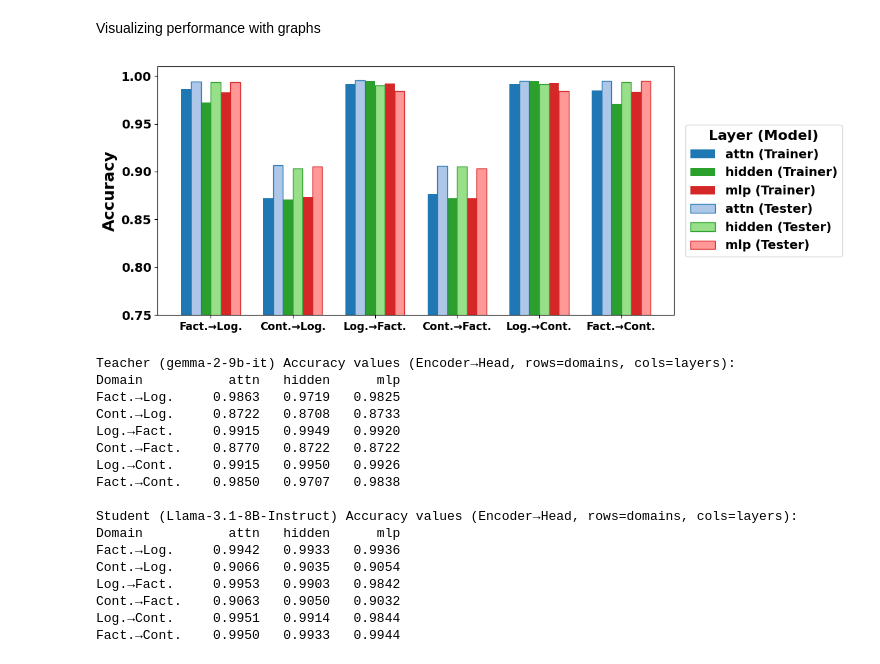
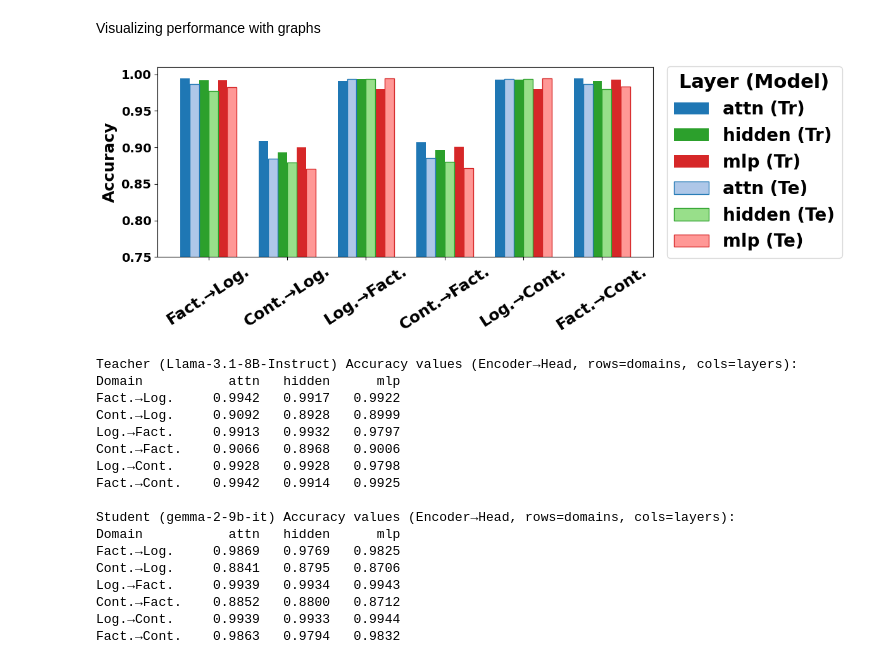
Before and after one commit to Fonty02/HallucinationDetection, a Jupyter notebook: notebooks/nonLinearApproach/approach3OneForAll/crossval.ipynb, the cells around one changed output. Cells and saved outputs as stored; diff of their text form; code cells hidden in the pictures.

```diff
--- a/notebooks/nonLinearApproach/approach3OneForAll/crossval.ipynb
+++ b/notebooks/nonLinearApproach/approach3OneForAll/crossval.ipynb
@@ -551,8 +553,8 @@ import json
 from pathlib import Path
 
 # Models - change these to switch teacher/student
-teacher_model = "gemma-2-9b-it"
-student_model = "Llama-3.1-8B-Instruct"
+teacher_model = "Llama-3.1-8B-Instruct"
+student_model = "gemma-2-9b-it"
 
 # Short names for display
 model_short = {
@@ -624,61 +626,61 @@ colors_student = ['#aec7e8', '#98df8a', '#ff9896']  # Lighter versions
 # Plot teacher bars (solid)
 for i, layer in enumerate(layers):
     offset = (i - 1) * width * 2 - width/2
-    ax.bar(x + offset, data_trainer[:, i], width, label=f'{layer} (Trainer)', color=colors_teacher[i])
+    ax.bar(x + offset, data_trainer[:, i], width, label=f'{layer} (Tr)', color=colors_teacher[i])
 
 # Plot student bars (lighter, adjacent to teacher)
 for i, layer in enumerate(layers):
     offset = (i - 1) * width * 2 + width/2
-    ax.bar(x + offset, data_tester[:, i], width, label=f'{layer} (Tester)', color=colors_student[i], edgecolor=colors_teacher[i], linewidth=1)
+    ax.bar(x + offset, data_tester[:, i], width, label=f'{layer} (Te)', color=colors_student[i], edgecolor=colors_teacher[i], linewidth=1)
 
 ax.set_xticks(x)
-ax.set_xticklabels(domains, rotation=0, ha="center", fontsize=12, fontweight='bold')
+ax.set_xticklabels(domains, rotation=33, ha="center", fontsize=18, fontweight='bold')
 ax.set_ylabel("Accuracy", fontsize=18, fontweight='bold')
 ax.tick_params(axis='y', labelsize=14)
 # Make y-axis tick labels bold
 for lbl in ax.get_yticklabels():
     lbl.set_fontweight('bold')
 # Dynamically set y-axis limits based on data
 all_values = np.concatenate([data_trainer.flatten(), data_tester.flatten()])
 all_values = all_values[all_values > 0]  # Exclude zeros (missing data)
 y_min = 0.75  # Round down to nearest 0.05
 ax.set_ylim(y_min, 1.01)
 
 # Move legend to bottom right (upper right corner)
-ax.legend(title="Layer (Model)", fontsize=14, ncol=1, loc='center left', bbox_to_anchor=(1.01, 0.5),
-          prop={'weight': 'bold', 'size': 14}, title_fontproperties={'weight': 'bold', 'size': 16})
+ax.legend(title="Layer (Model)", fontsize=22, ncol=1, loc='center left', bbox_to_anchor=(1.01, 0.5),
+          prop={'weight': 'bold', 'size': 20}, title_fontproperties={'weight': 'bold', 'size': 22})
 
 
 plt.tight_layout()
 plt.savefig(f"fig_cross_domain_{teacher_model}_to_{student_model}.pdf")
 plt.show()
 
 # Print the data matrix for reference
 print(f"\nTeacher ({teacher_model}) Accuracy values (Encoder→Head, rows=domains, cols=layers):")
 print(f"{'Domain':<12} " + " ".join(f"{l:>8}" for l in layers))
 for i, domain in enumerate(domains):
     print(f"{domain:<12} " + " ".join(f"{data_trainer[i,j]:>8.4f}" for j in range(len(layers))))
 
 print(f"\nStudent ({student_model}) Accuracy values (Encoder→Head, rows=domains, cols=layers):")
 print(f"{'Domain':<12} " + " ".join(f"{l:>8}" for l in layers))
 for i, domain in enumerate(domains):
     print(f"{domain:<12} " + " ".join(f"{data_tester[i,j]:>8.4f}" for j in range(len(layers))))
 # %% [output]
-[figure, old version]
+[figure, new version]
-Teacher (gemma-2-9b-it) Accuracy values (Encoder→Head, rows=domains, cols=layers):
+Teacher (Llama-3.1-8B-Instruct) Accuracy values (Encoder→Head, rows=domains, cols=layers):
 Domain           attn   hidden      mlp
-Fact.→Log.     0.9863   0.9719   0.9825
-Cont.→Log.     0.8722   0.8708   0.8733
-Log.→Fact.     0.9915   0.9949   0.9920
-Cont.→Fact.    0.8770   0.8722   0.8722
-Log.→Cont.     0.9915   0.9950   0.9926
-Fact.→Cont.    0.9850   0.9707   0.9838
+Fact.→Log.     0.9942   0.9917   0.9922
+Cont.→Log.     0.9092   0.8928   0.8999
+Log.→Fact.     0.9913   0.9932   0.9797
+Cont.→Fact.    0.9066   0.8968   0.9006
+Log.→Cont.     0.9928   0.9928   0.9798
+Fact.→Cont.    0.9942   0.9914   0.9925
 
-Student (Llama-3.1-8B-Instruct) Accuracy values (Encoder→Head, rows=domains, cols=layers):
+Student (gemma-2-9b-it) Accuracy values (Encoder→Head, rows=domains, cols=layers):
 Domain           attn   hidden      mlp
-Fact.→Log.     0.9942   0.9933   0.9936
-Cont.→Log.     0.9066   0.9035   0.9054
-Log.→Fact.     0.9953   0.9903   0.9842
-Cont.→Fact.    0.9063   0.9050   0.9032
-Log.→Cont.     0.9951   0.9914   0.9844
-Fact.→Cont.    0.9950   0.9933   0.9944
+Fact.→Log.     0.9869   0.9769   0.9825
+Cont.→Log.     0.8841   0.8795   0.8706
+Log.→Fact.     0.9939   0.9934   0.9943
+Cont.→Fact.    0.8852   0.8800   0.8712
+Log.→Cont.     0.9939   0.9933   0.9944
+Fact.→Cont.    0.9863   0.9794   0.9832
```
Also changed, not shown: parts of 1 cell of this notebook, 23 other files.
